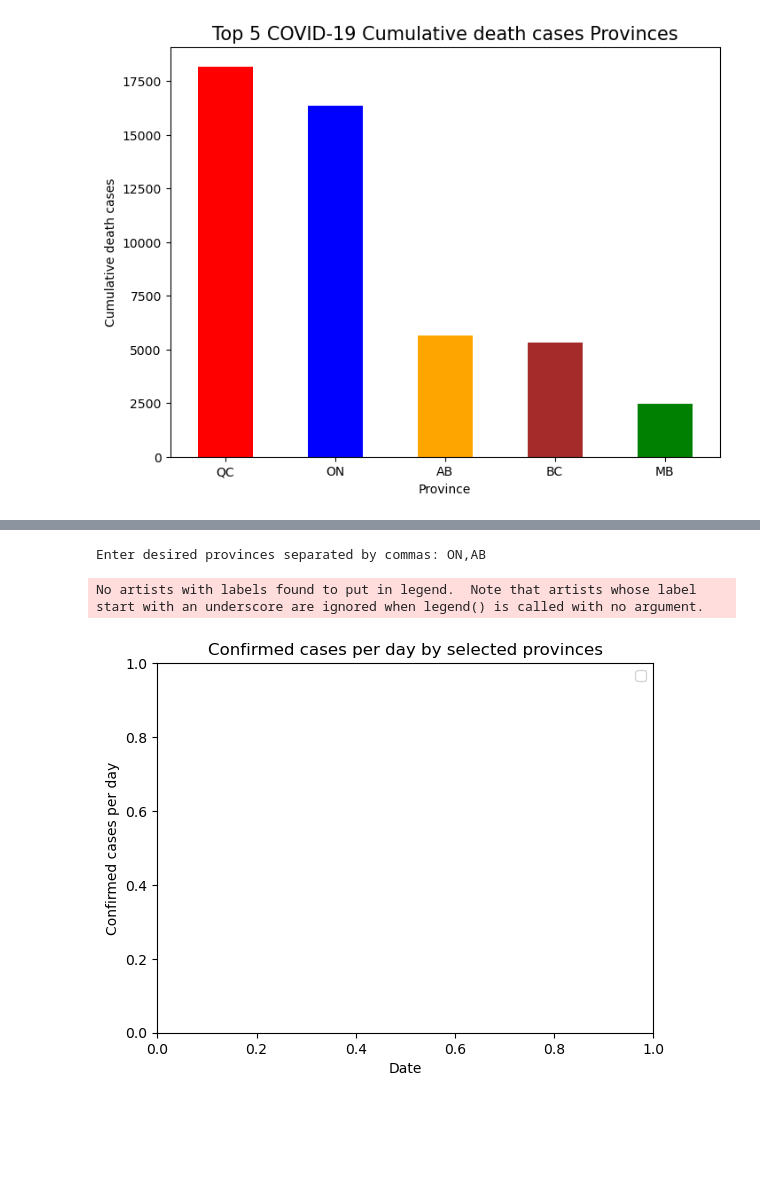
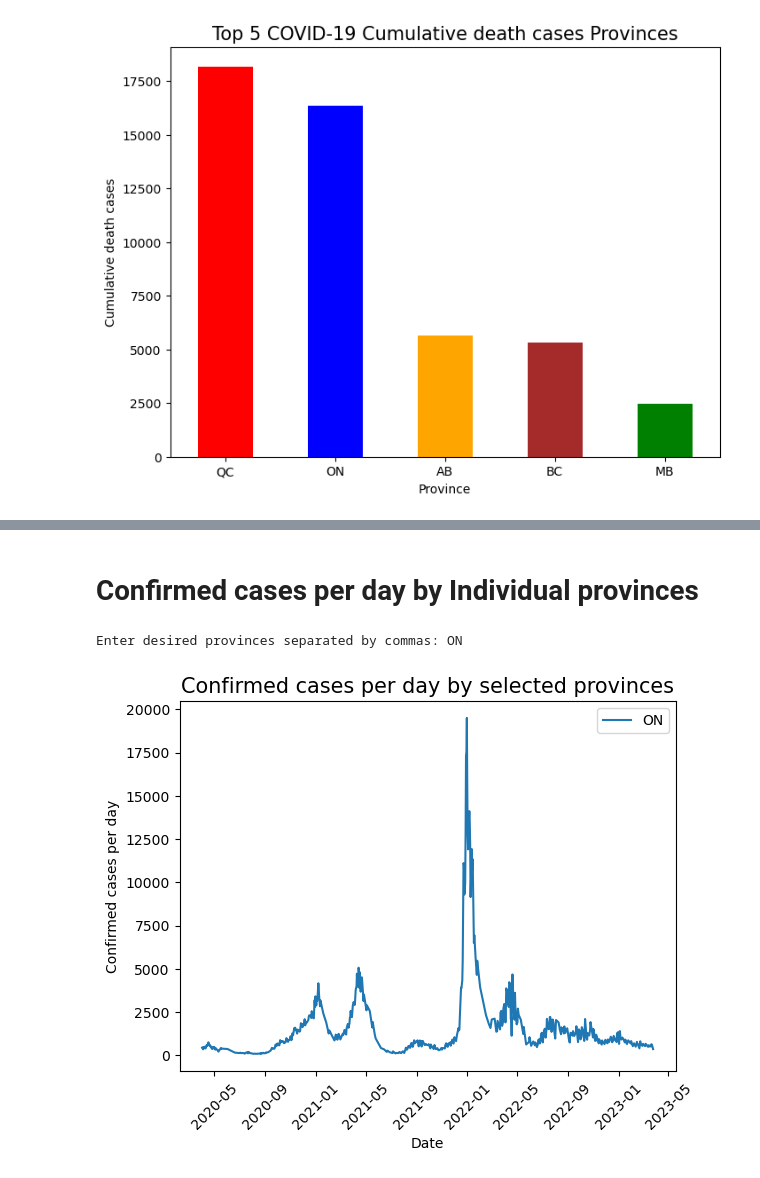
Before and after one commit to svafaeva93/Covid19AnalysisCanada, a Jupyter notebook: Data_extraction_API.ipynb, the cells around one changed output, grey strips where cells are left out. Saved outputs shown, nothing was run; the diff lists cells and outputs as text; code cells hidden in the pictures; blank space fills up the shorter version.

```diff
--- a/Data_extraction_API.ipynb
+++ b/Data_extraction_API.ipynb
@@ -356,22 +361,24 @@ plt.show()
-# %%
-# allow user to input desired provinces
-provinces = input("Enter desired provinces separated by commas: ").split(",")
-# filter dataframe to only include desired provinces
-Line_plot_df = Line_plot_df[Line_plot_df['Province'].isin(provinces)]
-# sort by province and date
-Line_plot_df = Line_plot_df.sort_values(['Province', 'Date'])
-# create a separate plot for each province
-for province, group in Line_plot_df.groupby('Province'):
-    # plot Date vs Confirmed cases per day
-    plt.plot(group['Date'], group['Confirmed cases per day'], label=province)
-# add labels and legend
-plt.xlabel('Date')
-plt.ylabel('Confirmed cases per day')
-plt.title('Confirmed cases per day by selected provinces')
-plt.legend()
-# show the plot
-plt.show()
-# %% [output]
-Enter desired provinces separated by commas: ON,AB
-No artists with labels found to put in legend.  Note that artists whose label start with an underscore are ignored when legend() is called with no argument.
-[figure, removed]
+# %% [markdown]
+# Confirmed cases per day by Individual provinces
+# %%
+# allow user to input desired provinces
+provinces = input("Enter desired provinces separated by commas: ").split(",")
+# filter dataframe to only include desired provinces
+Line_plot_df = Line_plot_df[Line_plot_df['Province'].isin(provinces)]
+# sort by province and date
+Line_plot_df = Line_plot_df.sort_values(['Province', 'Date'])
+# create a separate plot for each province
+for province, group in Line_plot_df.groupby('Province'):
+    # plot Date vs Confirmed cases per day
+    plt.plot(group['Date'], group['Confirmed cases per day'], label=province)
+# add labels and legend
+plt.xlabel('Date')
+plt.xticks(rotation=45)
+plt.ylabel('Confirmed cases per day')
+plt.title('Confirmed cases per day by selected provinces', size =15)
+plt.legend()
+# show the plot
+plt.show()
+# %% [output]
+Enter desired provinces separated by commas: ON
+[figure, added]
```
Also changed, not shown: parts of 6 cells of this notebook.
